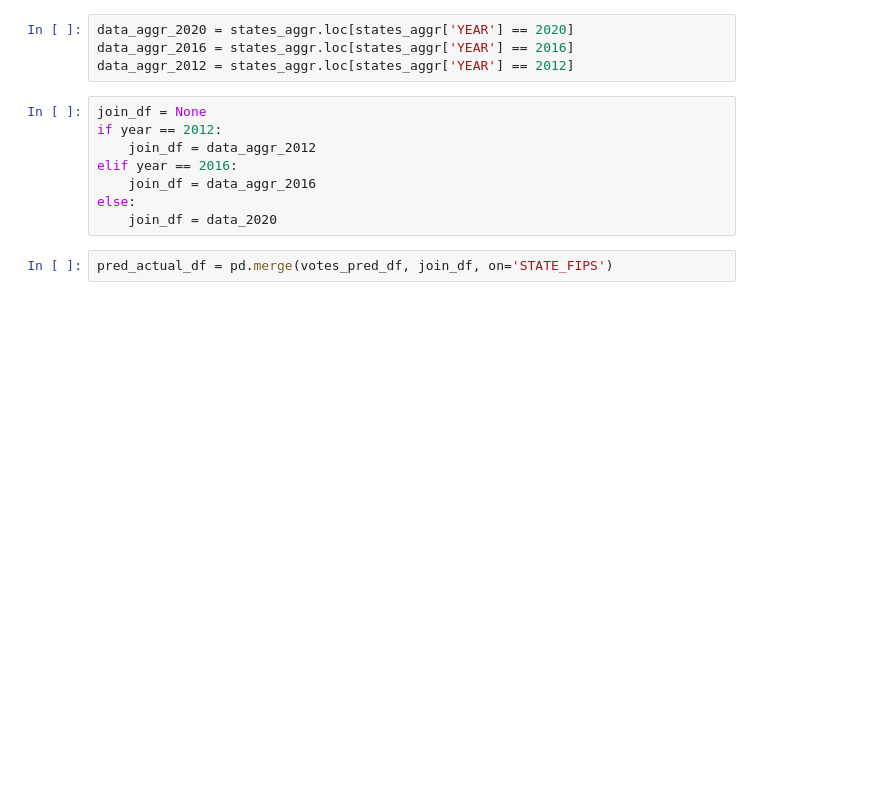
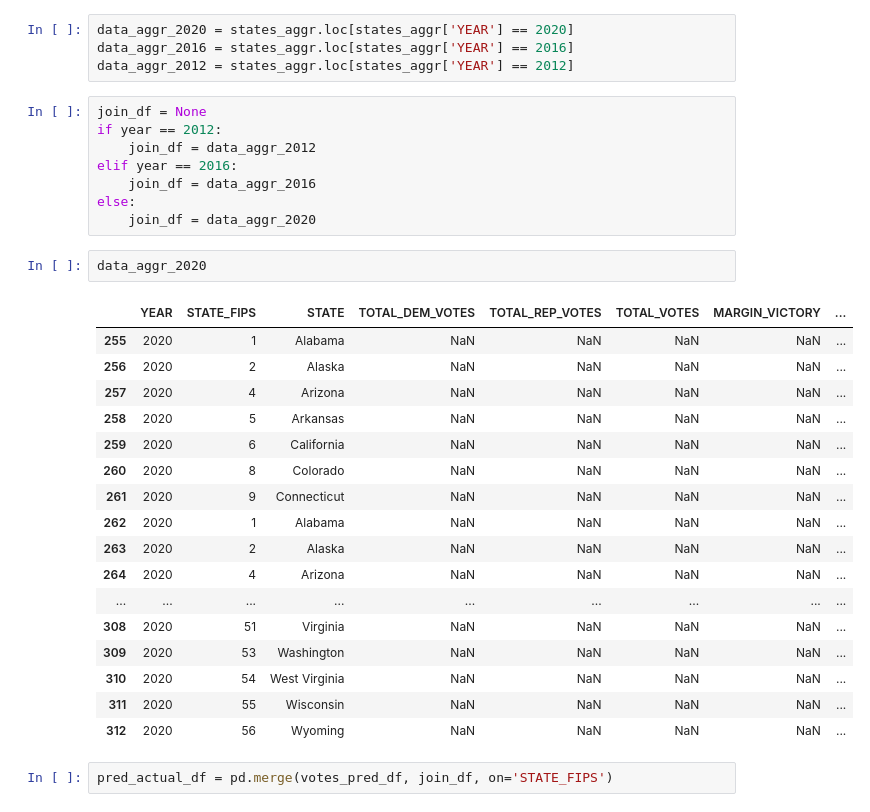
Before and after one commit to ehuang13/w210-presidential-election, a Jupyter notebook: harith/notebook/RegressionPipelineCombined.ipynb, the cells around one changed output. Cells and saved outputs as stored; diff of their text form; blank space fills up the shorter version.

```diff
--- a/harith/notebook/RegressionPipelineCombined.ipynb
+++ b/harith/notebook/RegressionPipelineCombined.ipynb
@@ -411,7 +411,27 @@ if year == 2012:
 elif year == 2016:
     join_df = data_aggr_2016
 else:
-    join_df = data_2020
+    join_df = data_aggr_2020
+# %%
+data_aggr_2020
+# %% [output]
+|  | YEAR | STATE_FIPS | STATE | TOTAL_DEM_VOTES | TOTAL_REP_VOTES | TOTAL_VOTES | MARGIN_VICTORY | ... |
+| 255 | 2020 | 1 | Alabama | NaN | NaN | NaN | NaN | ... |
+| 256 | 2020 | 2 | Alaska | NaN | NaN | NaN | NaN | ... |
+| 257 | 2020 | 4 | Arizona | NaN | NaN | NaN | NaN | ... |
+| 258 | 2020 | 5 | Arkansas | NaN | NaN | NaN | NaN | ... |
+| 259 | 2020 | 6 | California | NaN | NaN | NaN | NaN | ... |
+| 260 | 2020 | 8 | Colorado | NaN | NaN | NaN | NaN | ... |
+| 261 | 2020 | 9 | Connecticut | NaN | NaN | NaN | NaN | ... |
+| 262 | 2020 | 1 | Alabama | NaN | NaN | NaN | NaN | ... |
+| 263 | 2020 | 2 | Alaska | NaN | NaN | NaN | NaN | ... |
+| 264 | 2020 | 4 | Arizona | NaN | NaN | NaN | NaN | ... |
+| ... | ... | ... | ... | ... | ... | ... | ... | ... |
+| 308 | 2020 | 51 | Virginia | NaN | NaN | NaN | NaN | ... |
+| 309 | 2020 | 53 | Washington | NaN | NaN | NaN | NaN | ... |
+| 310 | 2020 | 54 | West Virginia | NaN | NaN | NaN | NaN | ... |
+| 311 | 2020 | 55 | Wisconsin | NaN | NaN | NaN | NaN | ... |
+| 312 | 2020 | 56 | Wyoming | NaN | NaN | NaN | NaN | ... |
 # %%
 pred_actual_df = pd.merge(votes_pred_df, join_df, on='STATE_FIPS')
 # %%
```
Also changed, not shown: parts of 13 cells of this notebook, 5 other files.
